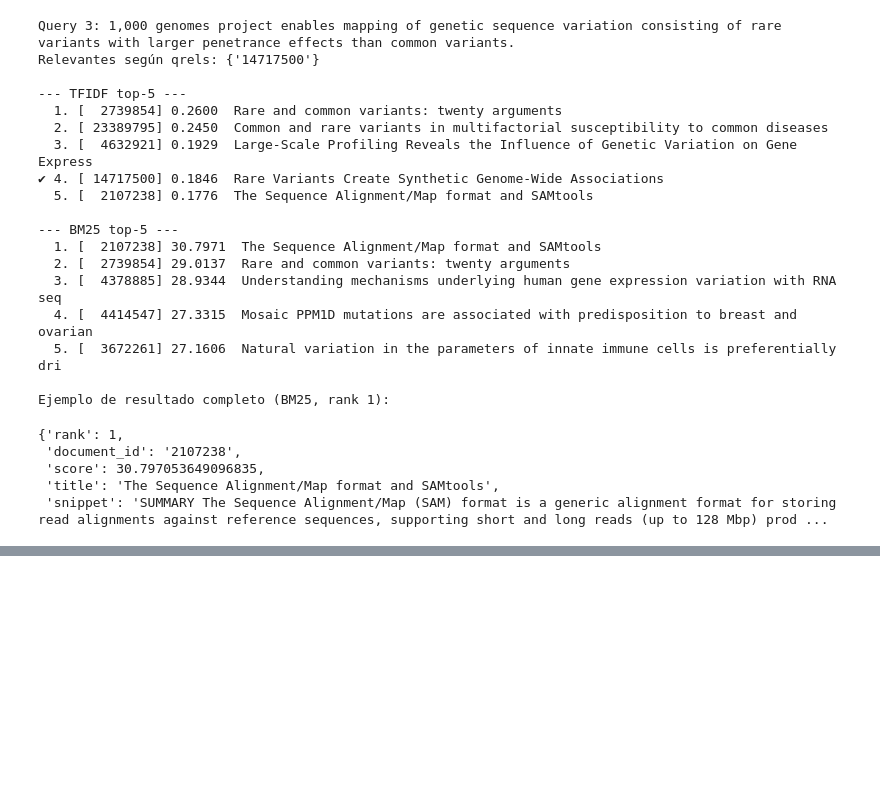
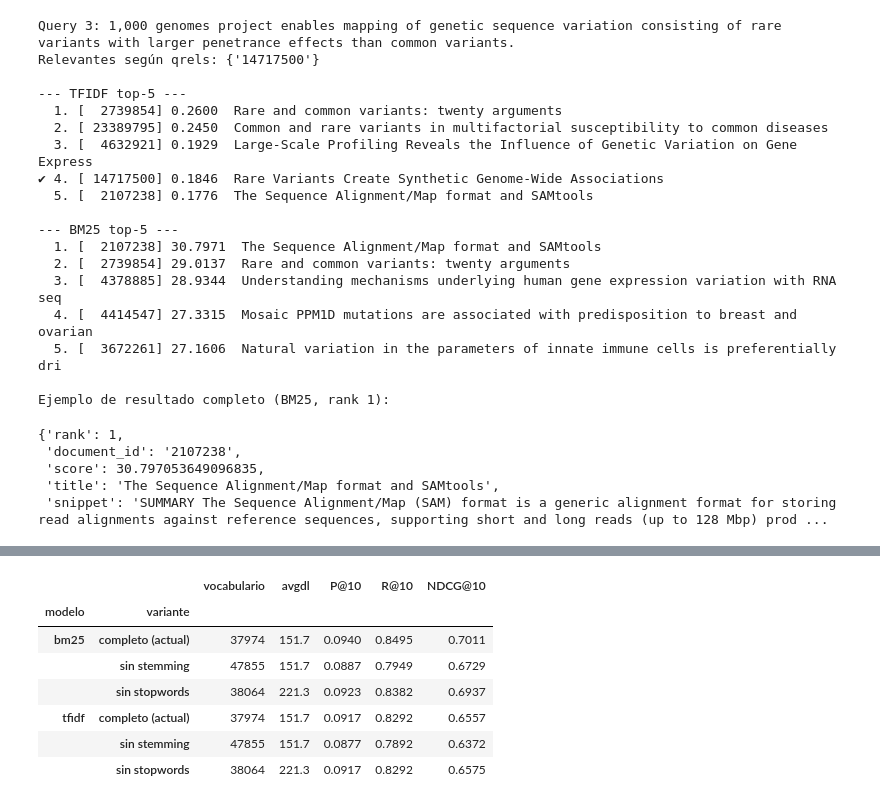
Before and after one commit to Michaelyezzz/Examen-RI-2026A, a Jupyter notebook: examen1bim.ipynb, the cells around one changed output, grey strips where cells are left out. Cells and saved outputs as stored; diff of their text form; code cells hidden in the pictures; blank space fills up the shorter version.

```diff
--- a/examen1bim.ipynb
+++ b/examen1bim.ipynb
@@ -1012,0 +1175,8 @@ Ejemplo de resultado completo (BM25, rank 1):
+# %%
+tabla = per_query.groupby("modelo")[METRICAS].mean().loc[list(MODELOS)]
+techo = pd.DataFrame([{"P@10": np.mean([min(len(qrels[q]), K) / K for q in eval_qids]),
+                       "R@10": 1.0, "NDCG@10": 1.0}], index=["máximo alcanzable"])
+tabla_final = pd.concat([tabla, techo]).round(4)
+tabla_final.loc["BM25 − TF-IDF"] = (tabla.loc["bm25"] - tabla.loc["tfidf"]).round(4)
+print(f"Medias sobre {len(eval_qids)} consultas de test (k = {K})")
+tabla_final
@@ -1012,0 +1292,38 @@ Ejemplo de resultado completo (BM25, rank 1):
+# %%
+original_preprocess = app.preprocess
+
+def sin_stemming(text):
+    return app.remove_stopwords(app.tokenize(app.normalize(text or "")))
+
+def sin_stopwords(text):
+    # se mantiene el filtro de longitud >= 2 para aislar solo el efecto de la lista de stopwords
+    return [app.stem(t) for t in app.tokenize(app.normalize(text or "")) if len(t) >= app.MIN_LEN]
+
+variantes = {"completo (actual)": original_preprocess,
+             "sin stemming": sin_stemming,
+             "sin stopwords": sin_stopwords}
+filas = []
+try:
+    for nombre, fn in variantes.items():
+        app.preprocess = fn
+        idx_v = app.InvertedIndex().build(docs)
+        eng_v = app.SearchEngine(idx_v)
+        pq, _ = evaluar(eng_v, eval_qids)
+        for m in MODELOS:
+            fila = pq[pq.modelo == m][METRICAS].mean().round(4).to_dict()
+            filas.append({"variante": nombre, "modelo": m, "vocabulario": len(idx_v.vocab),
+                          "avgdl": round(idx_v.avgdl, 1), **fila})
+finally:
+    app.preprocess = original_preprocess          # restaurar siempre
+assert app.preprocess("cells") == ["cell"]
+ablacion = pd.DataFrame(filas).set_index(["modelo", "variante"]).sort_index(level=0, sort_remaining=False)
+ablacion
+# %% [output]
+|  |  | vocabulario | avgdl | P@10 | R@10 | NDCG@10 |
+| modelo | variante |  |  |  |  |  |
+| bm25 | completo (actual) | 37974 | 151.7 | 0.0940 | 0.8495 | 0.7011 |
+|  | sin stemming | 47855 | 151.7 | 0.0887 | 0.7949 | 0.6729 |
+|  | sin stopwords | 38064 | 221.3 | 0.0923 | 0.8382 | 0.6937 |
+| tfidf | completo (actual) | 37974 | 151.7 | 0.0917 | 0.8292 | 0.6557 |
+|  | sin stemming | 47855 | 151.7 | 0.0877 | 0.7892 | 0.6372 |
+|  | sin stopwords | 38064 | 221.3 | 0.0917 | 0.8292 | 0.6575 |
```
Also changed, not shown: parts of 24 cells of this notebook.
